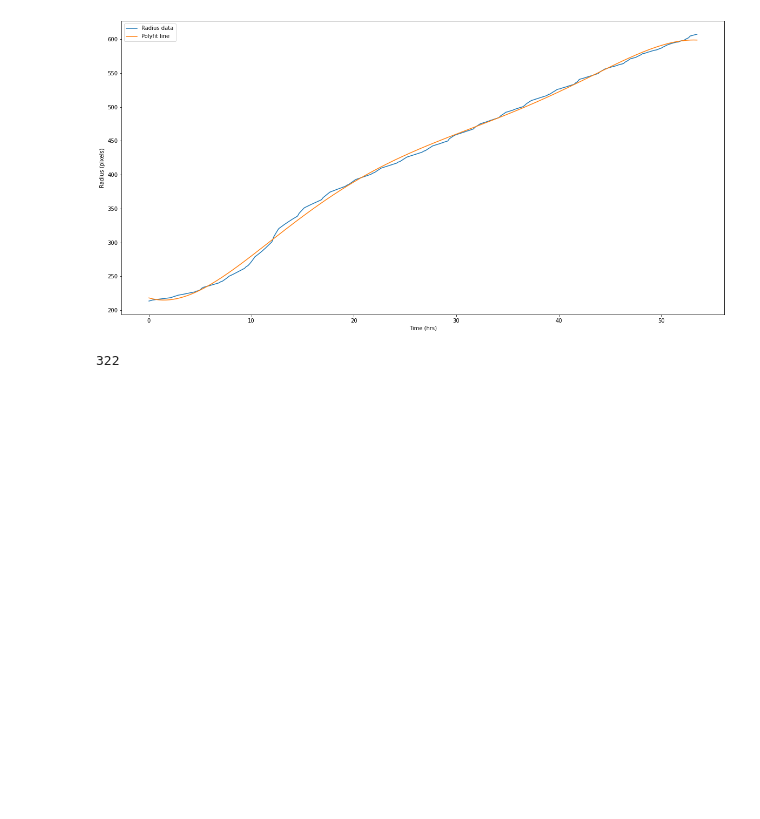
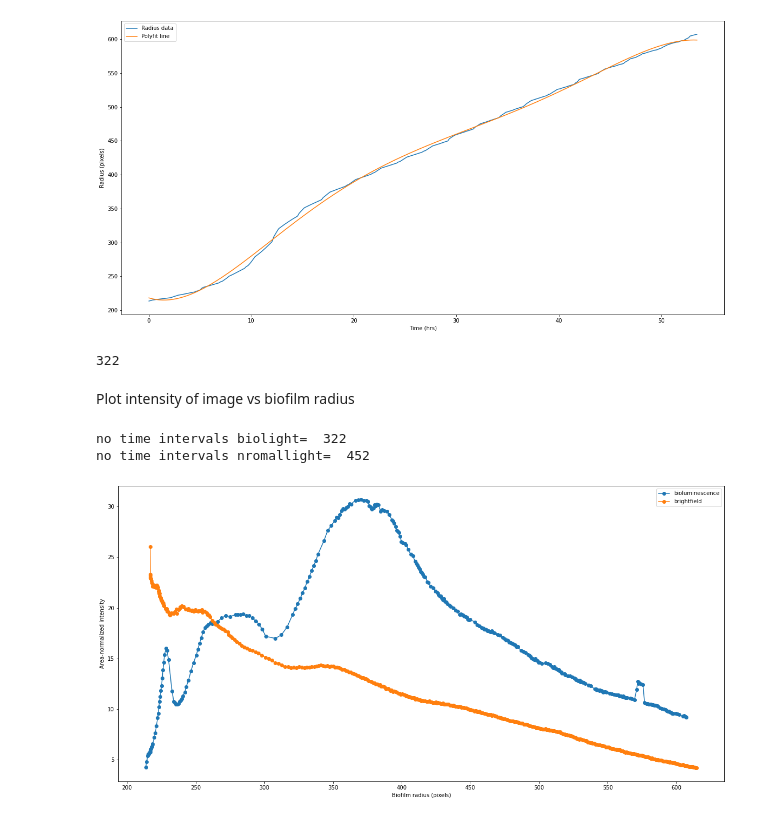
Before and after one commit to RadhikaGupta88/Biofilms, a Jupyter notebook: notebooks/8-growth_over_time.ipynb, the cells around one changed output. Cells and saved outputs as stored; diff of their text form; code cells hidden in the pictures; blank space fills up the shorter version.

```diff
--- a/notebooks/8-growth_over_time.ipynb
+++ b/notebooks/8-growth_over_time.ipynb
@@ -15,4 +15,5 @@ import pandas as pd
 # %% [markdown]
 Load stack and image
 # %%
-bio_image = imread(str(BUCKLING_PATH / "200920_biolight_nobg_nooutliers_despeckle_enhance.tif"))
+bio_stack = imread(str(BUCKLING_PATH / '200920_biolight_nobg_nooutliers_despeckle_enhance.tif'))
+bright_stack = imread(str(BUCKLING_PATH / '200920_normallight_nobg_edges_gaussblur_enhance.tif'))
@@ -50,3 +55,11 @@ print(len(x))
 # %% [output]
 [figure]
 322
+# %% [markdown]
+Plot intensity of image vs biofilm radius
+# %%
+plot_radius_vs_intensity(bio_stack, bright_stack)
+# %% [output]
+no time intervals biolight=  322
+no time intervals nromallight=  452
+[figure, added]
```
Also changed, not shown: parts of 4 cells of this notebook, 5 other files.
